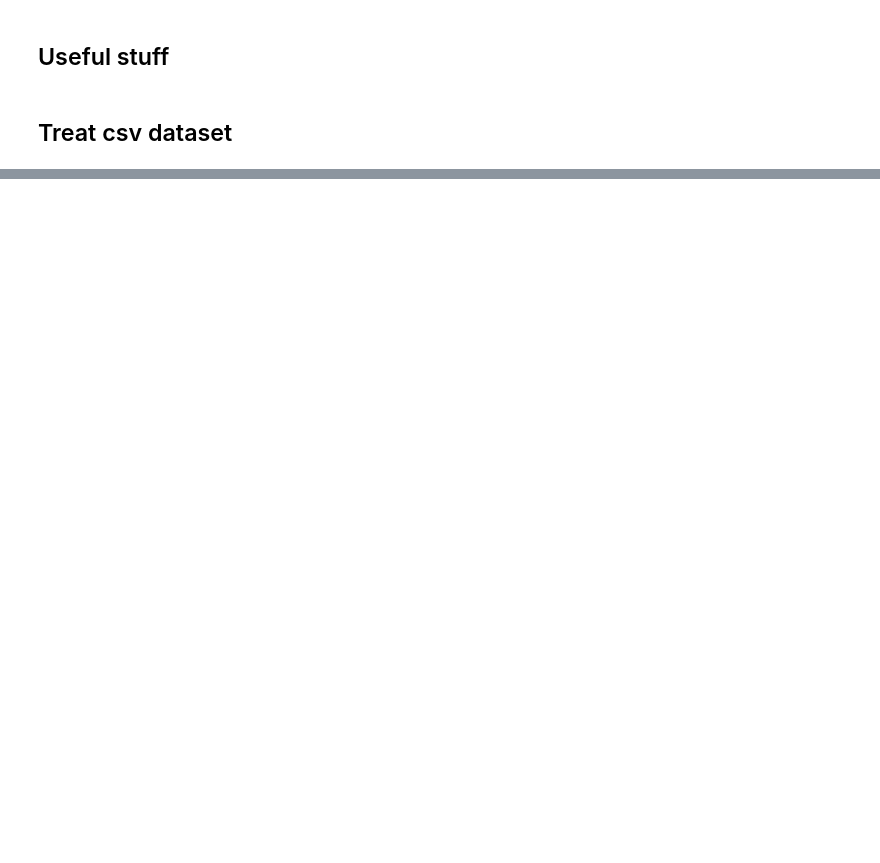
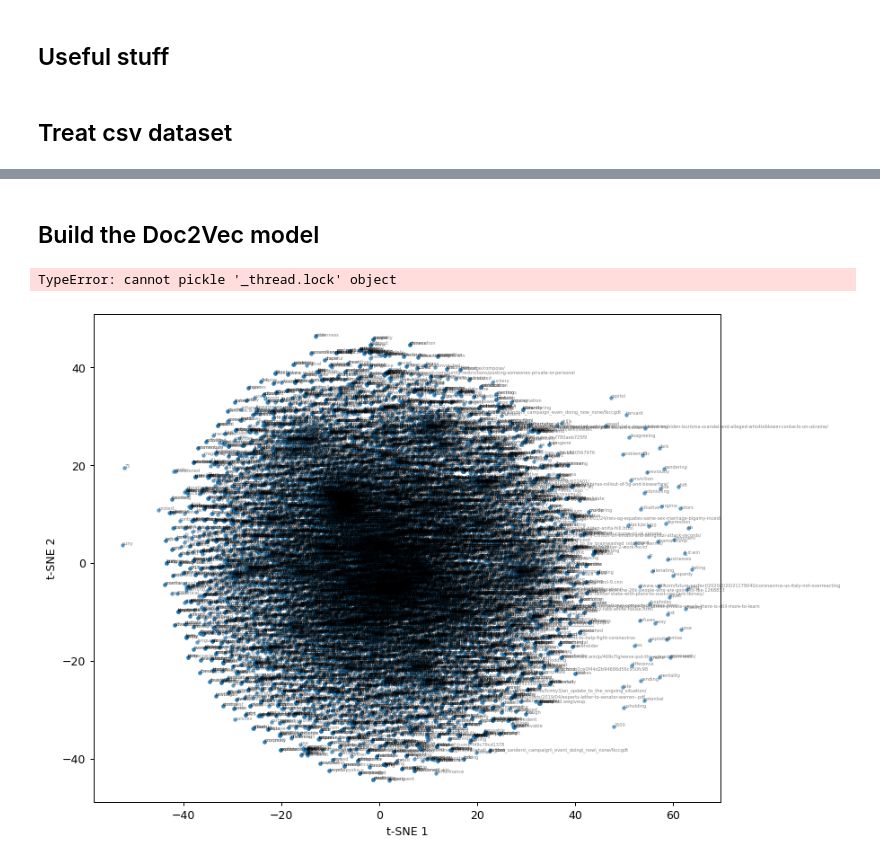
Before and after one commit to romaingrx/LINMA2472-Homeworks, a Jupyter notebook: Homework 2/part2_text_embedding.ipynb, the cells around one changed output, grey strips where cells are left out. Saved outputs shown, nothing was run; the diff lists cells and outputs as text; code cells hidden in the pictures; blank space fills up the shorter version.

```diff
--- a/Homework 2/part2_text_embedding.ipynb
+++ b/Homework 2/part2_text_embedding.ipynb
@@ -51,0 +89,3 @@ index
+# %% [markdown]
+Build the Doc2Vec model
+---
@@ -51,0 +112,48 @@ index
+# %%
+from gensim.models.callbacks import CallbackAny2Vec, DiffMetric, ConvergenceMetric
+
+class PlotLogger(CallbackAny2Vec):
+    def __init__(self, model):
+        self.p = tqdm(total=model.epochs)
+        pass
+
+    def on_epoch_end(self, model):
+        self.p.update(1)
+        # self.p.set_postfix_str(f"Loss {model.get_latest_training_loss():.3e}")
+
+for epoch in range(10):
+    doc2vec_model.train(dataset.train.doc.values,
+                        total_examples=doc2vec_model.corpus_count,
+                        epochs=doc2vec_model.epochs,
+                        callbacks=[PlotLogger(doc2vec_model)]
+                        )
+# %%
+models_path = os.path.join(os.curdir, 'models')
+if not os.path.exists(models_path):
+    os.mkdir(models_path)
+
+doc2vec_model.save(os.path.join(models_path, MODEL_NAME+".model"))
+# %% [output]
+TypeError: cannot pickle '_thread.lock' object
+# %%
+
+from sklearn.manifold import TSNE
+
+vec_tsne = TSNE(n_components=2).fit_transform(doc2vec_model.wv.vectors)
+# %%
+import matplotlib.pyplot as plt
+
+vocabulary = list(doc2vec_model.wv.vocab)
+# PLOT THE PROJECTION
+fig = plt.figure(figsize = (10,8), dpi = 90)
+plt.scatter(*zip(*vec_tsne), marker='.', s=50, lw=0, alpha=0.7,
+                 edgecolor='k')
+
+for i, (x,y) in enumerate(vec_tsne):
+    plt.text(x,y, vocabulary[i],
+                fontsize = 4, alpha = 0.5)
+plt.xlabel("t-SNE 1")
+plt.ylabel("t-SNE 2")
+plt.show()
+# %% [output]
+[figure, added]
```
Also changed, not shown: parts of 8 cells of this notebook, 5 other files.
